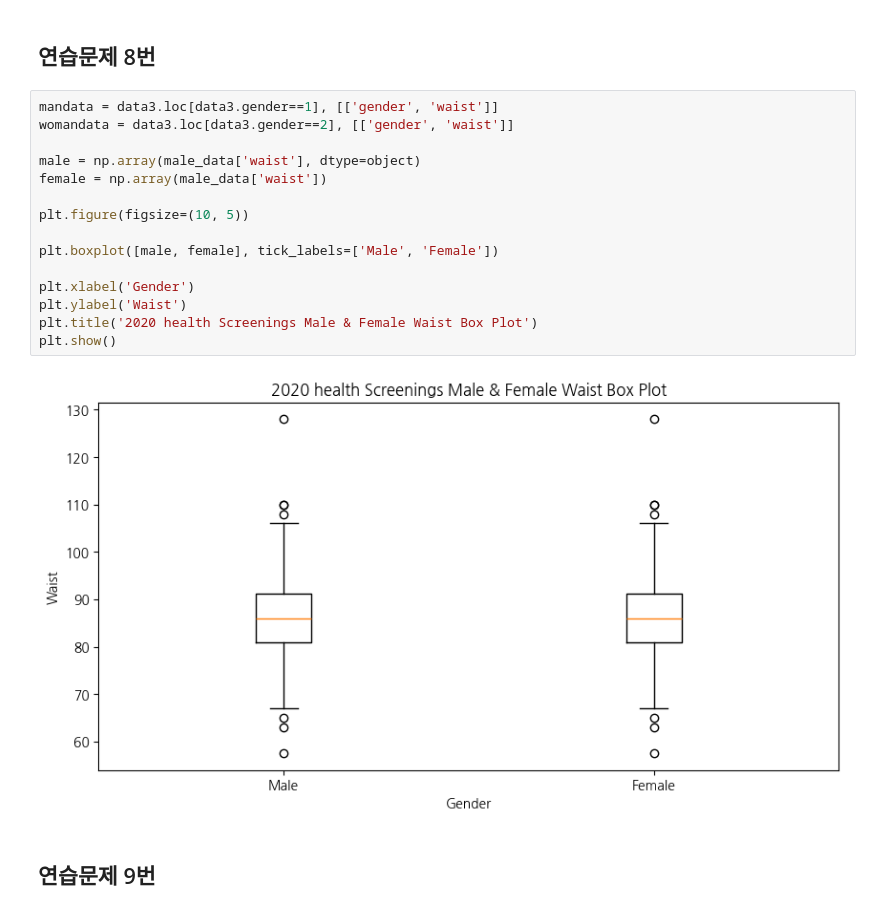
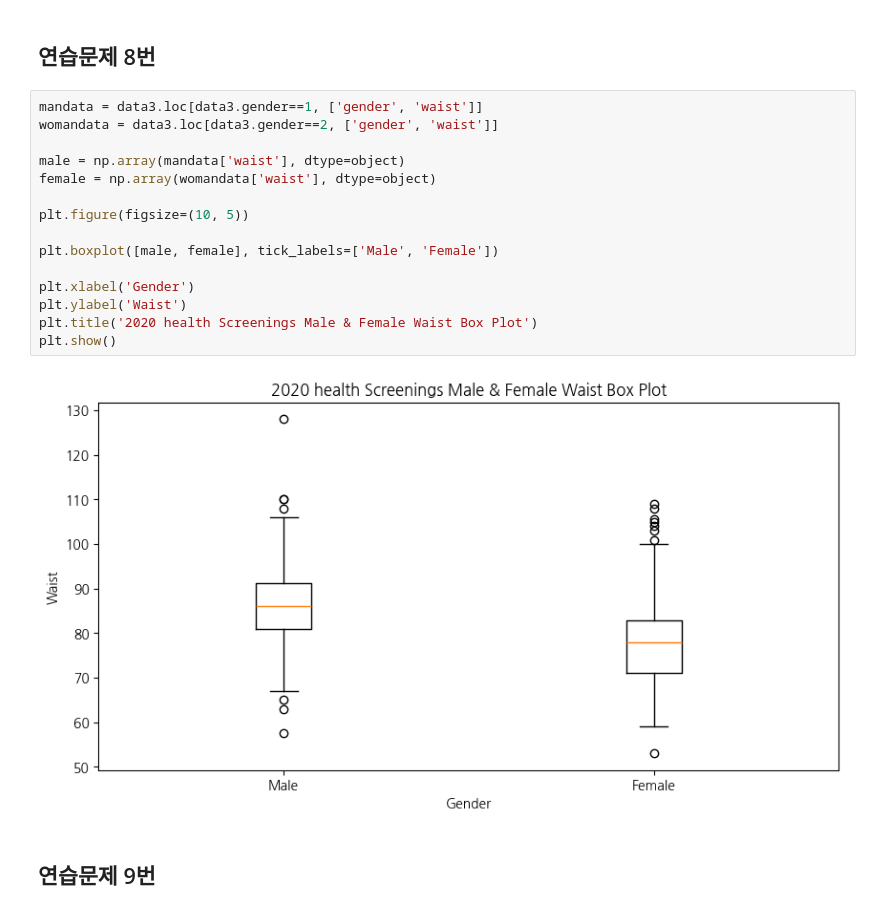
Before and after one commit to rlarldhks154-dotcom/bigdata2026-basic, a Jupyter notebook: 20_health.ipynb, the cells around one changed output. Cells and saved outputs as stored; diff of their text form.

```diff
--- a/20_health.ipynb
+++ b/20_health.ipynb
@@ -198,22 +198,22 @@ plt.show()
 # %% [markdown]
 ## 연습문제 8번
 # %%
-mandata = data3.loc[data3.gender==1], [['gender', 'waist']]
-womandata = data3.loc[data3.gender==2], [['gender', 'waist']]
+mandata = data3.loc[data3.gender==1, ['gender', 'waist']]
+womandata = data3.loc[data3.gender==2, ['gender', 'waist']]
 
-male = np.array(male_data['waist'], dtype=object)
-female = np.array(male_data['waist'])
+male = np.array(mandata['waist'], dtype=object)
+female = np.array(womandata['waist'], dtype=object)
 
 plt.figure(figsize=(10, 5))
 
 plt.boxplot([male, female], tick_labels=['Male', 'Female'])
 
 plt.xlabel('Gender')
 plt.ylabel('Waist')
 plt.title('2020 health Screenings Male & Female Waist Box Plot')
 plt.show()
 # %% [output]
-[figure, old version]
+[figure, new version]
 # %% [markdown]
 ## 연습문제 9번
 # %%
```
Also changed, not shown: 1 other file.
